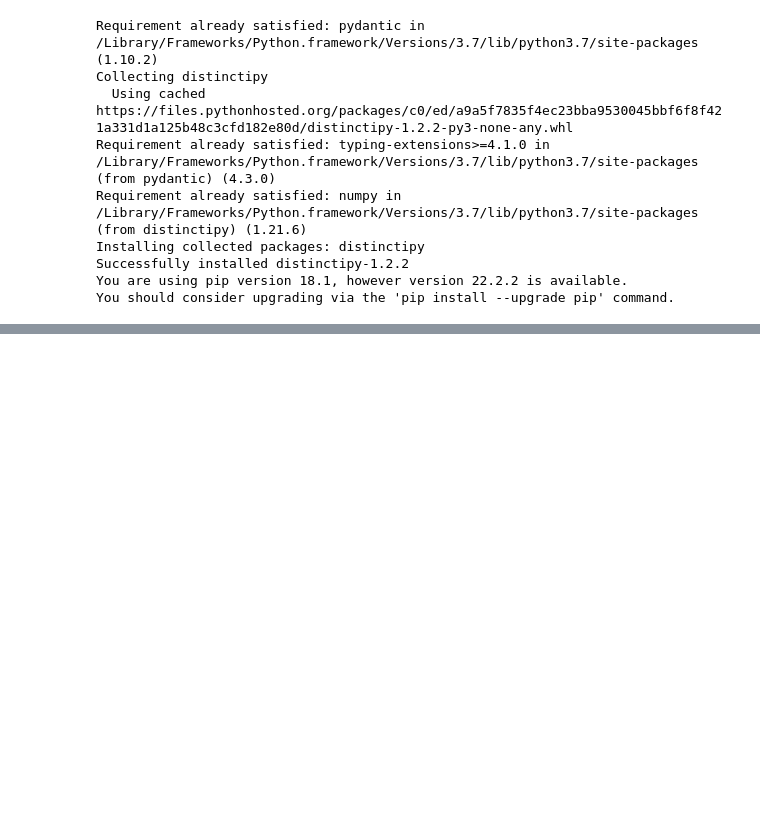
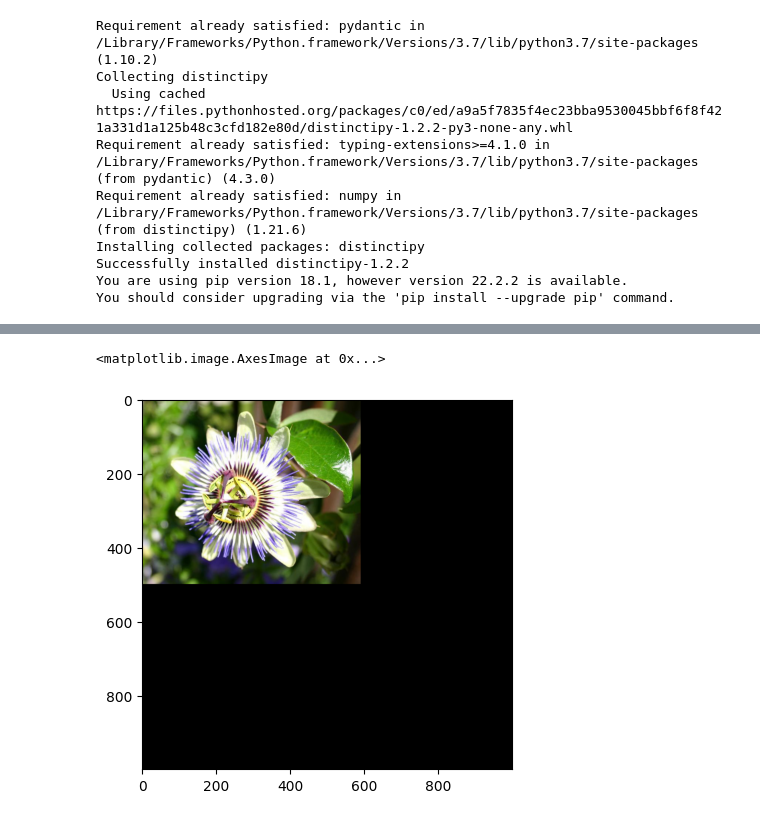
Before and after one commit to lucyOCg/scivision, a Jupyter notebook: flower_power.ipynb, the cells around one changed output, grey strips where cells are left out. Saved outputs shown, nothing was run; the diff lists cells and outputs as text; code cells hidden in the pictures; blank space fills up the shorter version.

Commit message:
changes to data on flower_power

```diff
--- a/flower_power.ipynb
+++ b/flower_power.ipynb
@@ -81,3 +150,3 @@ data_config
 # %%
-test_image = data_config.test_image().to_dask() # The xarray.DataArray is one format accepted by the our models
+test_image = data_config.flowers().to_dask() # The xarray.DataArray is one format accepted by the our models
 test_image
@@ -84,3 +173,6 @@ test_image
 # %%
 import matplotlib.pyplot as plt
-plt.imshow(test_image)
+plt.imshow(test_image.raster[0])
+# %% [output]
+<matplotlib.image.AxesImage at 0x...>
+[figure, added]
```
Also changed, not shown: parts of 13 cells of this notebook.
